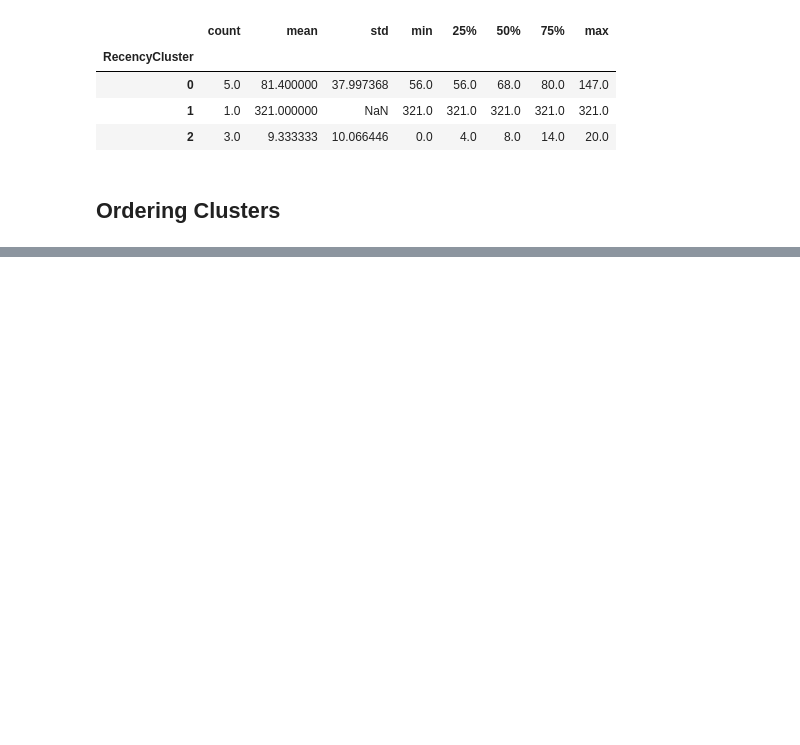
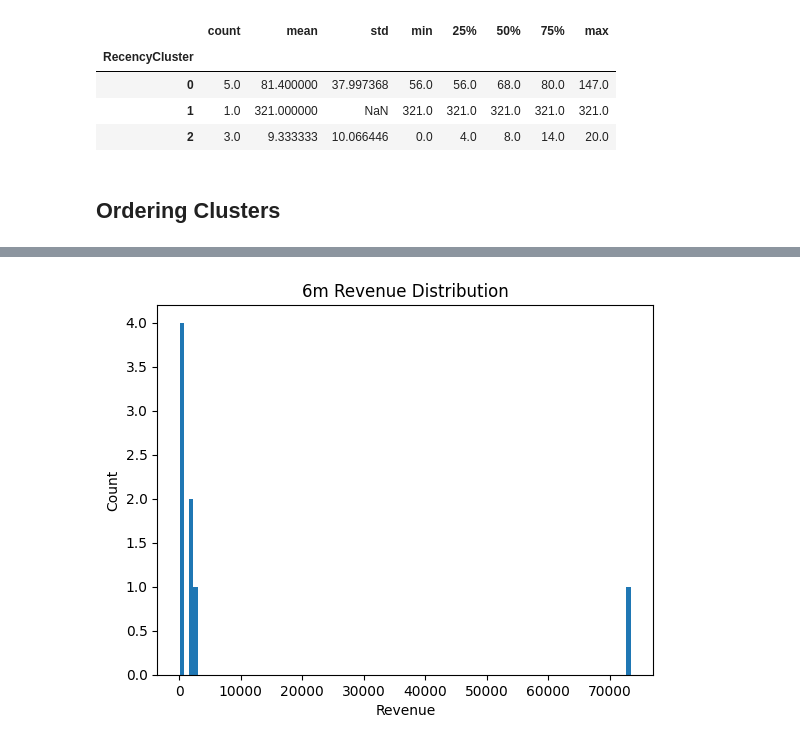
Before and after one commit to langatkevin/Customer-Lifetime-Value, a Jupyter notebook: cltv.ipynb, the cells around one changed output, grey strips where cells are left out. Cells and saved outputs as stored; diff of their text form; code cells hidden in the pictures; blank space fills up the shorter version.

```diff
--- a/cltv.ipynb
+++ b/cltv.ipynb
@@ -180,0 +411,9 @@ customer_segmentation.groupby('RecencyCluster')['Recency'].describe()
+# %%
+customer_3m = customer_aus[(customer_aus.InvoiceDate < datetime(2011, 6, 1)) & (customer_aus.InvoiceDate >= datetime(2011, 3, 1))].reset_index(drop=True) # 3 months
+customer_6m = customer_aus[(customer_aus.InvoiceDate >= datetime(2011, 6, 1)) & (customer_aus.InvoiceDate < datetime(2011, 12, 1))].reset_index(drop=True) # 6 months
+# %%
+# Calculate revenue and create new dataframe for each 6 months
+customer_6m['Revenue'] = customer_6m['UnitPrice'] * customer_6m['Quantity']
+customer_6m = customer_6m.groupby('CustomerID').Revenue.sum().reset_index()
+customer_6m.columns = ['CustomerID', 'Revenue_6m']
+customer_6m.head()
@@ -180,0 +427,9 @@ customer_segmentation.groupby('RecencyCluster')['Recency'].describe()
+# %%
+# Plot the distribution of revenue
+plt.hist(customer_6m['Revenue_6m'], bins=100)
+plt.xlabel('Revenue')
+plt.ylabel('Count')
+plt.title('6m Revenue Distribution')
+plt.show()
+# %% [output]
+[figure, added]
```
Also changed, not shown: parts of 36 cells of this notebook.
